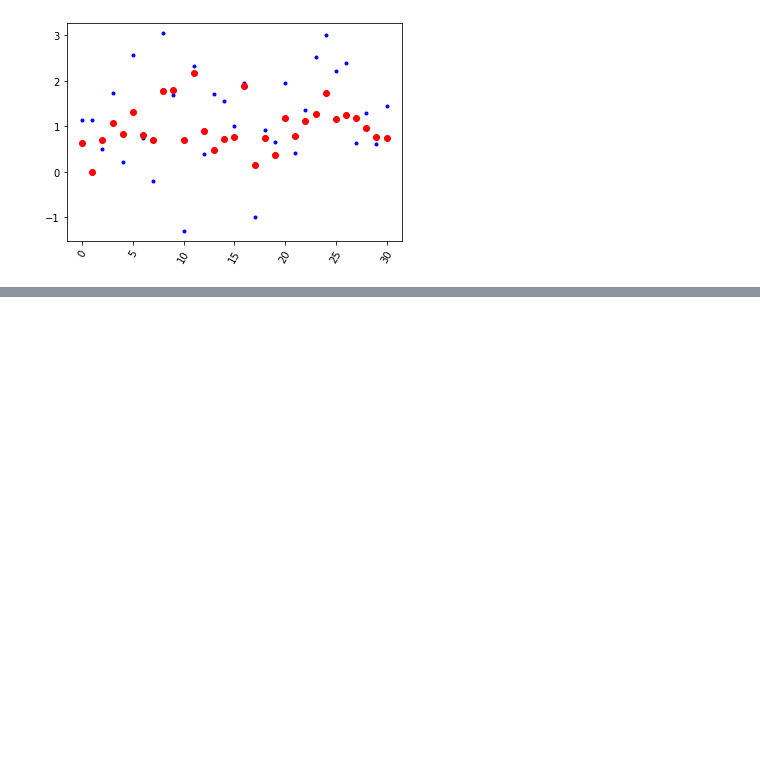
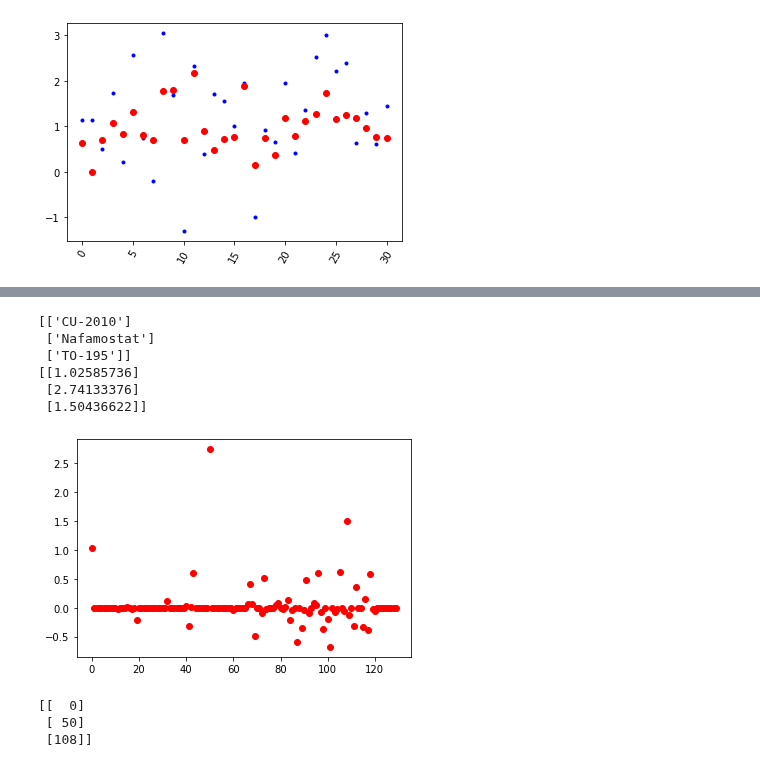
Before and after one commit to srensi/tmprss2, a Jupyter notebook: notebooks/random_forest_withdark_merged_data.ipynb, the cells around one changed output, grey strips where cells are left out. Drawn from its saved outputs; the diff is of its cells as text; code cells hidden in the pictures; blank space fills up the shorter version.

Commit message:
random forest with screening data

```diff
--- a/notebooks/random_forest_withdark_merged_data.ipynb
+++ b/notebooks/random_forest_withdark_merged_data.ipynb
@@ -86,8 +90,8 @@ y2_test_u=np.concatenate((ac_merged[test],np.zeros([len(test_dark)])))
 # %%
 #generate big training set
 X_train_all=np.concatenate((fps_merged_scaled, fp_dark))
-y2_train_all=np.concatenate((ac_merged_scaled, np.zeros([len(train_dark)])))
-y_train_all=np.concatenate((activity_scaled, np.zeros([len(test_dark)])))
+y2_train_all=np.concatenate((ac_merged_scaled, np.zeros([len(fp_dark)])))
+y_train_all=np.concatenate((activity_scaled, np.zeros([len(fp_dark)])))
 # %%
 #generate RF: classifier based on whether or not compound is thought to be active.
 #split training and test set, keep random_state to be an integer for reproducibility
@@ -398,3 +410,7 @@ plt.plot(y_pred_regr_scaled_pos, 'ro', label = 'prediction')
 plt.xticks(rotation = '60');
 # %% [output]
 [figure]
+# %%
+#now fit everything
+rg_all=RandomForestRegressor(verbose=2, n_estimators=100, random_state=111)
+rg_all.fit(np.asarray(X_train_all), np.asarray(y2_train_all))
@@ -400,0 +446,4 @@ plt.xticks(rotation = '60');
+# %%
+reframe=np.load('../dumps/reframe_fp.npz')
+molnames=reframe['arr_1']
+reframe=reframe['arr_0']
@@ -400,0 +468,2 @@ plt.xticks(rotation = '60');
+# %%
+predicted_activity=rg_all.predict(reframe)
@@ -400,0 +474,19 @@ plt.xticks(rotation = '60');
+# %%
+plt.plot(predicted_activity, 'ro', label = 'prediction')
+indices=np.argwhere(predicted_activity>=1)
+print(molnames[indices])
+print(predicted_activity[indices])
+# %% [output]
+[['CU-2010']
+ ['Nafamostat']
+ ['TO-195']]
+[[1.02585736]
+ [2.74133376]
+ [1.50436622]]
+[figure, added]
+# %%
+print(indices)
+# %% [output]
+[[  0]
+ [ 50]
+ [108]]
```
Also changed, not shown: parts of 5 cells of this notebook, 3 other files.
